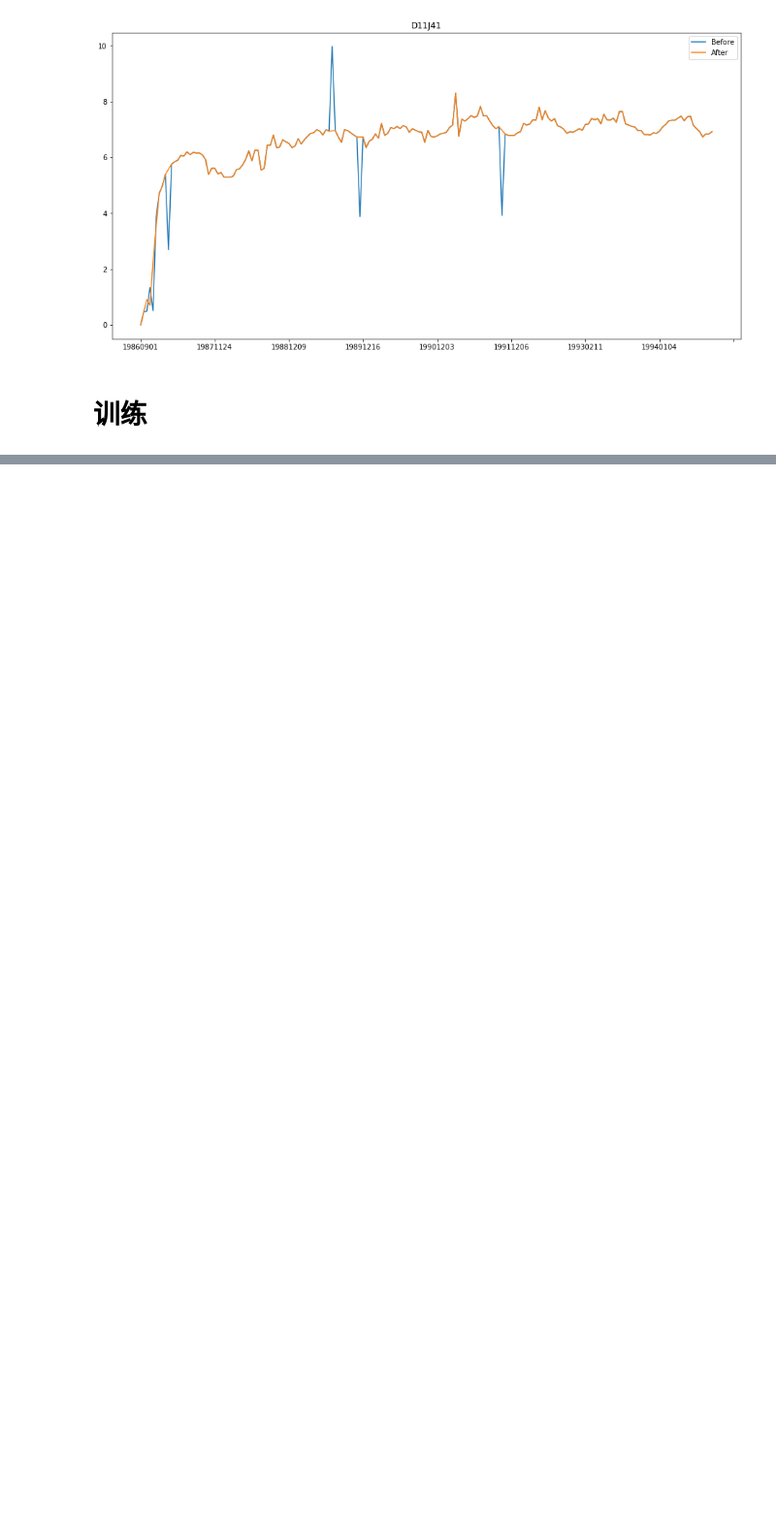
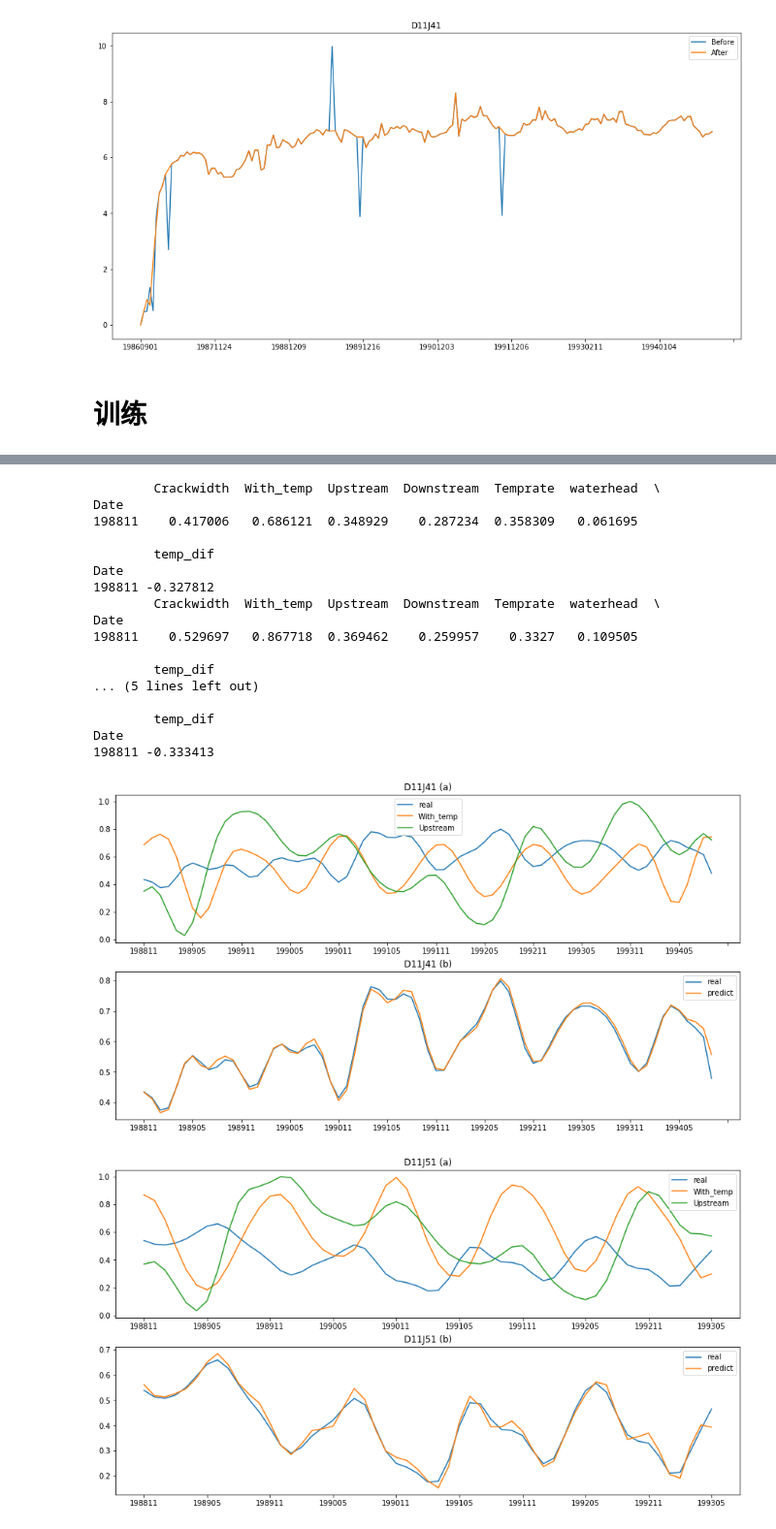
Before and after one commit to kentzou/RNN_predict_crack, a Jupyter notebook: RNN_predict_crack.ipynb, the cells around one changed output, grey strips where cells are left out. Shown: that part at 97% size. Saved outputs shown, nothing was run; the diff lists cells and outputs as text; code cells hidden in the pictures; blank space fills up the shorter version.

```diff
--- a/RNN_predict_crack.ipynb
+++ b/RNN_predict_crack.ipynb
@@ -498,0 +486,61 @@ for file in result_files:
+# %%
+# 画出测试结果
+configs = json.load(open('config.json', 'r'))
+result_files = get_file('result/csv')
+test_files = get_file(configs['data']['testpath'])
+for file in result_files:
+    if file in test_files:
+        f_result = os.path.join('result/csv', file)
+        df_result = pd.read_csv(f_result).dropna()
+
+        f_test = os.path.join(configs['data']['testpath'], file)
+        df_test = pd.read_csv(f_test).dropna()[10:-1]
+
+        df_test = df_test.set_index(df_test.Date).drop(['Date'], axis=1)
+        df_test.index = df_test.index.astype('str')
+        df_result.index = df_test.index
+
+        plt.figure(figsize=(15, 8))
+        # ax = plt.gca()
+        plt.subplot(2,1,1)
+        ax1 = plt.gca()
+        x = list(df_test.index)
+        #
+
+        # plt.plot(x,df_test.Crackwidth,label='Crackwidth')
+        plt.plot(x,df_result.real,label='real')
+        plt.plot(x,df_test.With_temp,label='With_temp')
+        plt.plot(x,df_test.Upstream,label='Upstream')
+        ax1.xaxis.set_major_locator(MultipleLocator(6))
+        plt.legend()
+        plt.title(file.split('.')[0]+' (a)')
+
+        plt.subplot(2,1,2)
+        ax2 = plt.gca()
+        plt.plot(x,df_result.real,label='real')
+        plt.plot(x,df_result.predict,label='predict')
+
+        ax2.xaxis.set_major_locator(MultipleLocator(6))
+        plt.legend()
+        plt.title(file.split('.')[0]+' (b)')
+        plt.savefig(os.path.join('result',file.split('.')[0]))
+# %% [output]
+        Crackwidth  With_temp  Upstream  Downstream  Temprate  waterhead  \
+Date
+198811    0.417006   0.686121  0.348929    0.287234  0.358309   0.061695
+
+        temp_dif
+Date
+198811 -0.327812
+        Crackwidth  With_temp  Upstream  Downstream  Temprate  waterhead  \
+Date
+198811    0.529697   0.867718  0.369462    0.259957    0.3327   0.109505
+
+        temp_dif
+... (5 lines left out)
+
+        temp_dif
+Date
+198811 -0.333413
+[figure, added]
+[figure, added]
```
Also changed, not shown: parts of 10 cells of this notebook, 7 other files.
